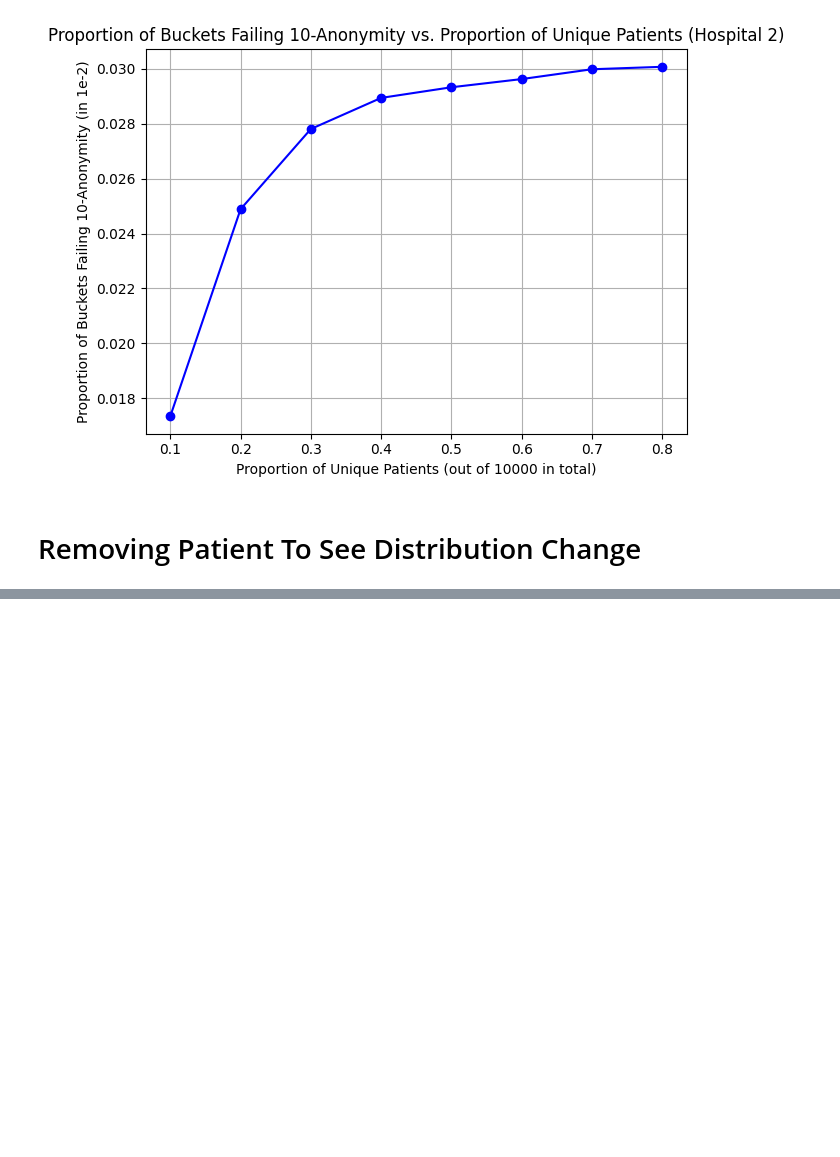
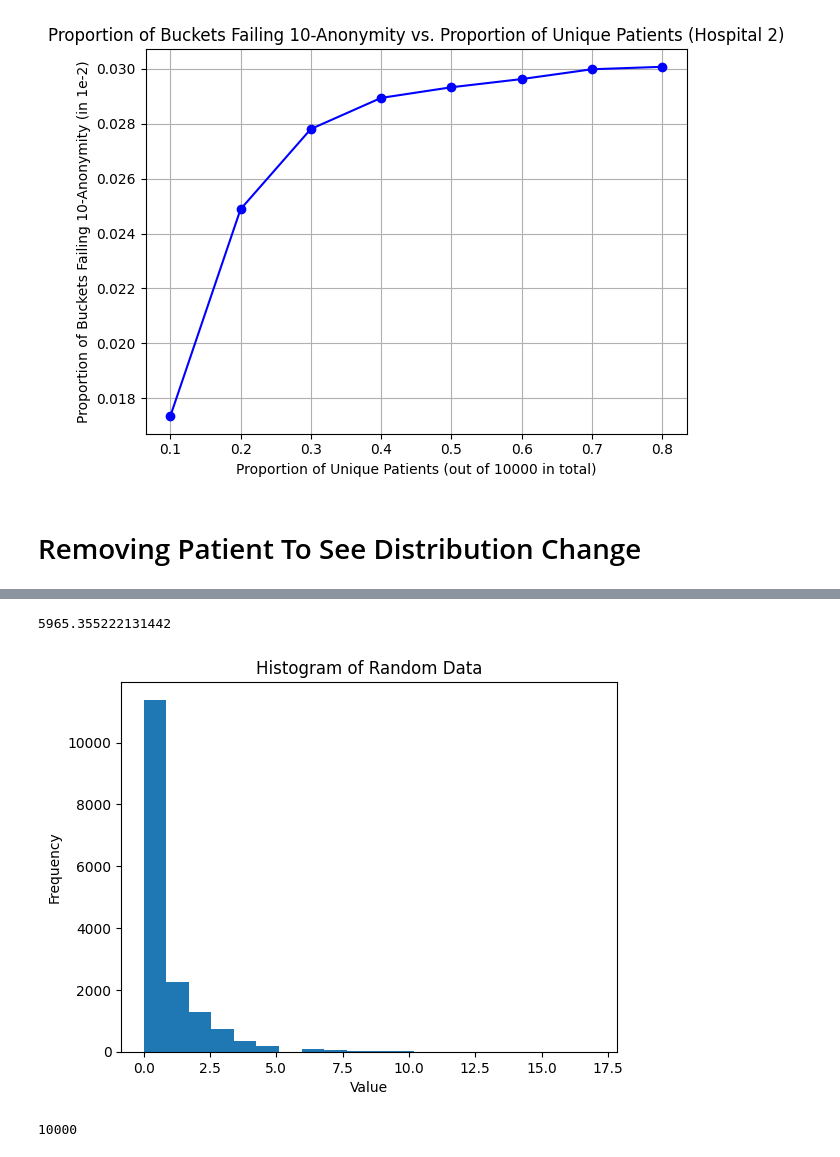
Before and after one commit to bjoggin/hll, a Jupyter notebook: hllpp_experiments.ipynb, the cells around one changed output, grey strips where cells are left out. Saved outputs shown, nothing was run; the diff lists cells and outputs as text; code cells hidden in the pictures; blank space fills up the shorter version.

```diff
--- a/hllpp_experiments.ipynb
+++ b/hllpp_experiments.ipynb
@@ -70,6 +70,14 @@ plt.show()
 # %% [markdown]
 # Removing Patient To See Distribution Change
 # %%
-unique_patients_total = 7000
+p, p_prime = 14, 25
+K=10
+unique_patients_total = 6000
 patients_total = 10000
 patients_all = generate_patients_with_duplicates(unique_patients_total, patients_total, 10)
+# %%
+hllpp_original = HyperLogLogPlusPlus(p, p_prime)
+for patient in patients_all:
+    hllpp_original.add(patient)
+original_p_non_k = hllpp_original.proportion_not_k_anonymous(K)
+print(original_p_non_k)
@@ -75,0 +102,23 @@ patients_all = generate_patients_with_duplicates(unique_patients_total, patients
+# %%
+hllpp_original.mode
+hllpp_original.estimate()
+# %% [output]
+5965.355222131442
+# %%
+plt.hist(hllpp_original.registers, bins=20)  # `bins` sets the number of bins
+
+# Add titles and labels
+plt.title('Histogram of Random Data')
+plt.xlabel('Value')
+plt.ylabel('Frequency')
+
+# Show plot
+plt.show()
+# %% [output]
+[figure, added]
+# %%
+patients_all_removed = [x for x in patients_all if x != 'W8f8CmeZfh']
+# patients_all_removed.index('GPp9oJYfHf')
+len(patients_all_removed)
+# %% [output]
+10000
```
Also changed, not shown: parts of 13 cells of this notebook, 2 other files.
